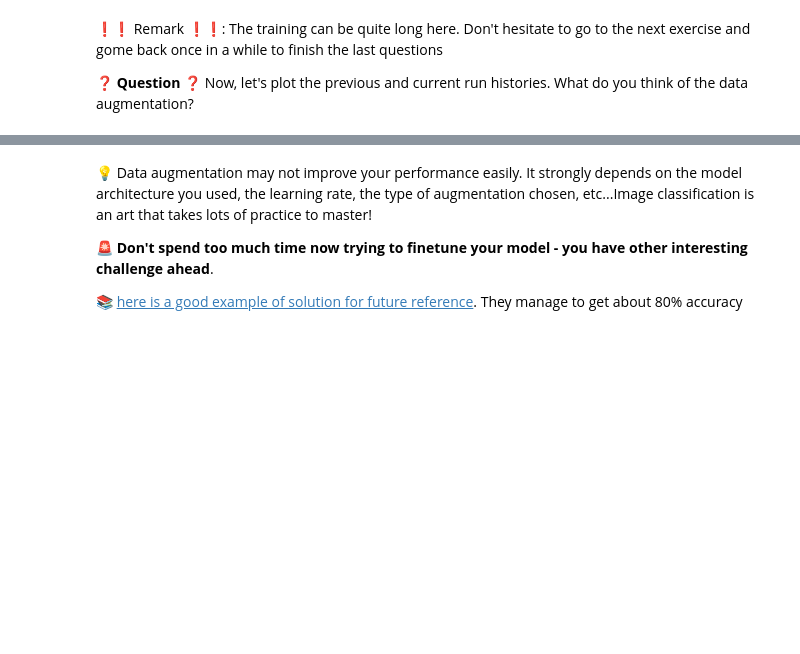
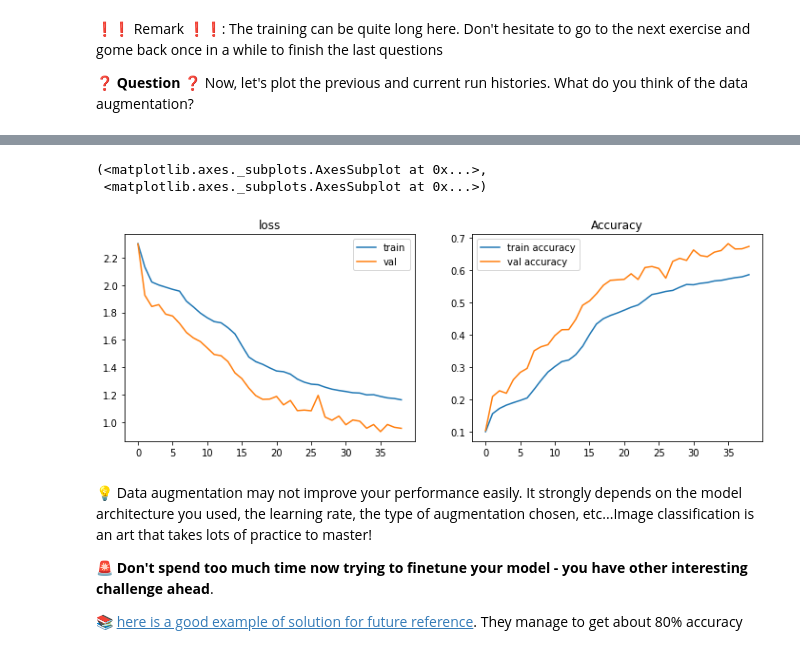
Before and after one commit to stephanyvargas/DataAnalysis-Public, a Jupyter notebook: cifar_classification.ipynb, the cells around one changed output, grey strips where cells are left out. Cells and saved outputs as stored; diff of their text form; code cells hidden in the pictures; blank space fills up the shorter version.

```diff
--- a/cifar_classification.ipynb
+++ b/cifar_classification.ipynb
@@ -411,3 +450,9 @@ history_aug = model_aug.fit(train_flow,
+# %%
+plot_history(history_aug)
+# %% [output]
+(<matplotlib.axes._subplots.AxesSubplot at 0x...>,
+ <matplotlib.axes._subplots.AxesSubplot at 0x...>)
+[figure, added]
 # %% [markdown]
 💡 Data augmentation may not improve your performance easily. It strongly depends on the model architecture you used, the learning rate, the type of augmentation chosen, etc...Image classification is an art that takes lots of practice to master!
 
```
Also changed, not shown: parts of 17 cells of this notebook.
